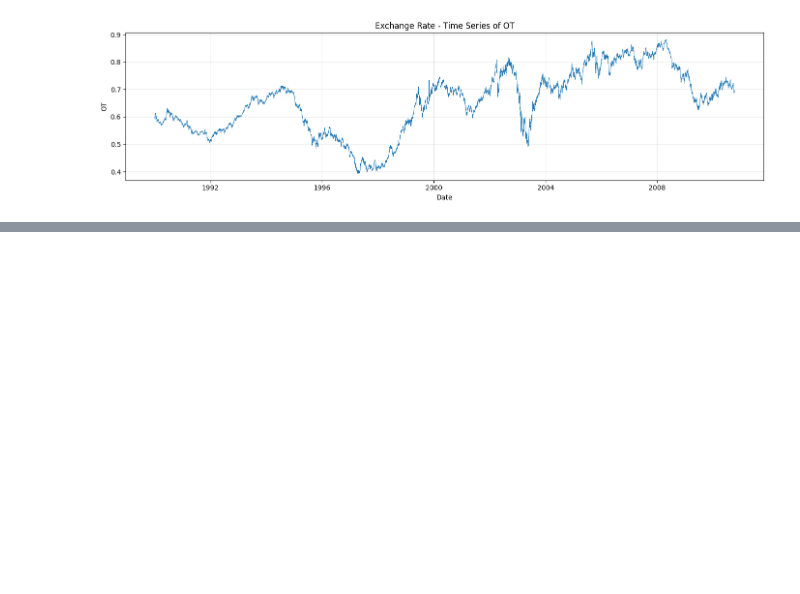
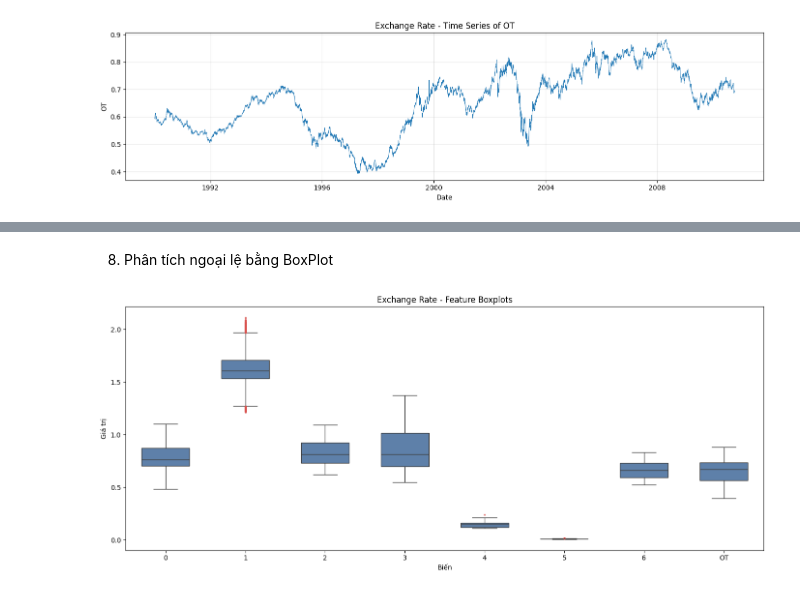
Before and after one commit to domailientb/TVCFORMER, a Jupyter notebook: exchange_rate/explore_data.ipynb, the cells around one changed output, grey strips where cells are left out. Saved outputs shown, nothing was run; the diff lists cells and outputs as text; code cells hidden in the pictures; blank space fills up the shorter version.

```diff
--- a/exchange_rate/explore_data.ipynb
+++ b/exchange_rate/explore_data.ipynb
@@ -268,0 +239,29 @@ Cần kiểm tra data loader và cấu hình chính thức để xác định ta
+# %% [markdown]
+8. Phân tích ngoại lệ bằng BoxPlot
+# %%
+numeric_cols = df.select_dtypes(include="number").columns.tolist()
+
+if numeric_cols:
+    plt.figure(figsize=(14, 6))
+
+    sns.boxplot(
+        data=df[numeric_cols],
+        color="#527FB5",
+        width=0.6,
+        flierprops={
+            "marker": "o",
+            "markersize": 2,
+            "markerfacecolor": "#D9534F",
+            "markeredgecolor": "#D9534F",
+            "alpha": 0.5
+        }
+    )
+
+    plt.title("Exchange Rate - Feature Boxplots")
+    plt.xlabel("Biến")
+    plt.ylabel("Giá trị")
+    plt.xticks(rotation=0)
+    plt.tight_layout()
+    plt.show()
+# %% [output]
+[figure, added]
```
Also changed, not shown: parts of 20 cells of this notebook, 14 other files.
